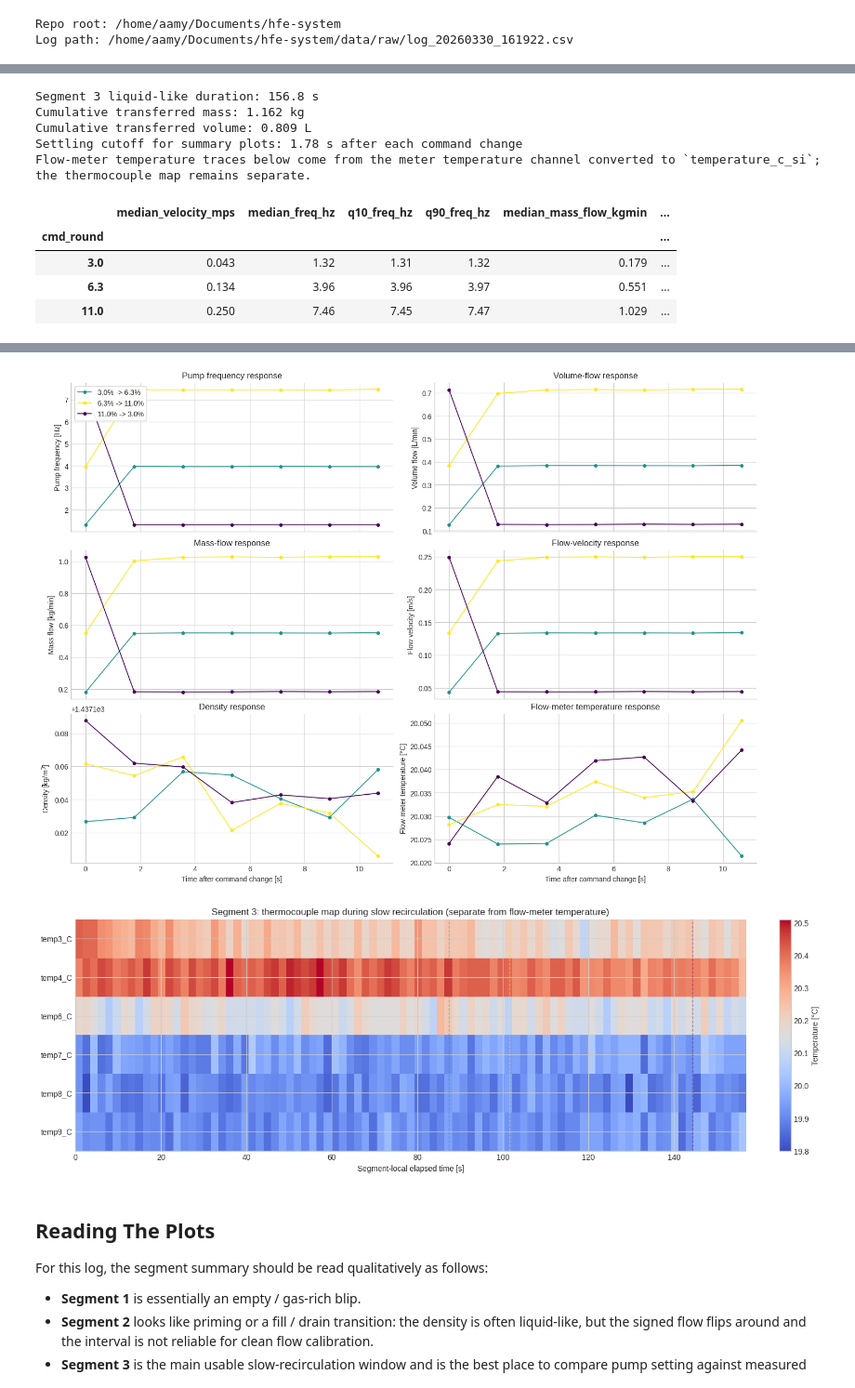
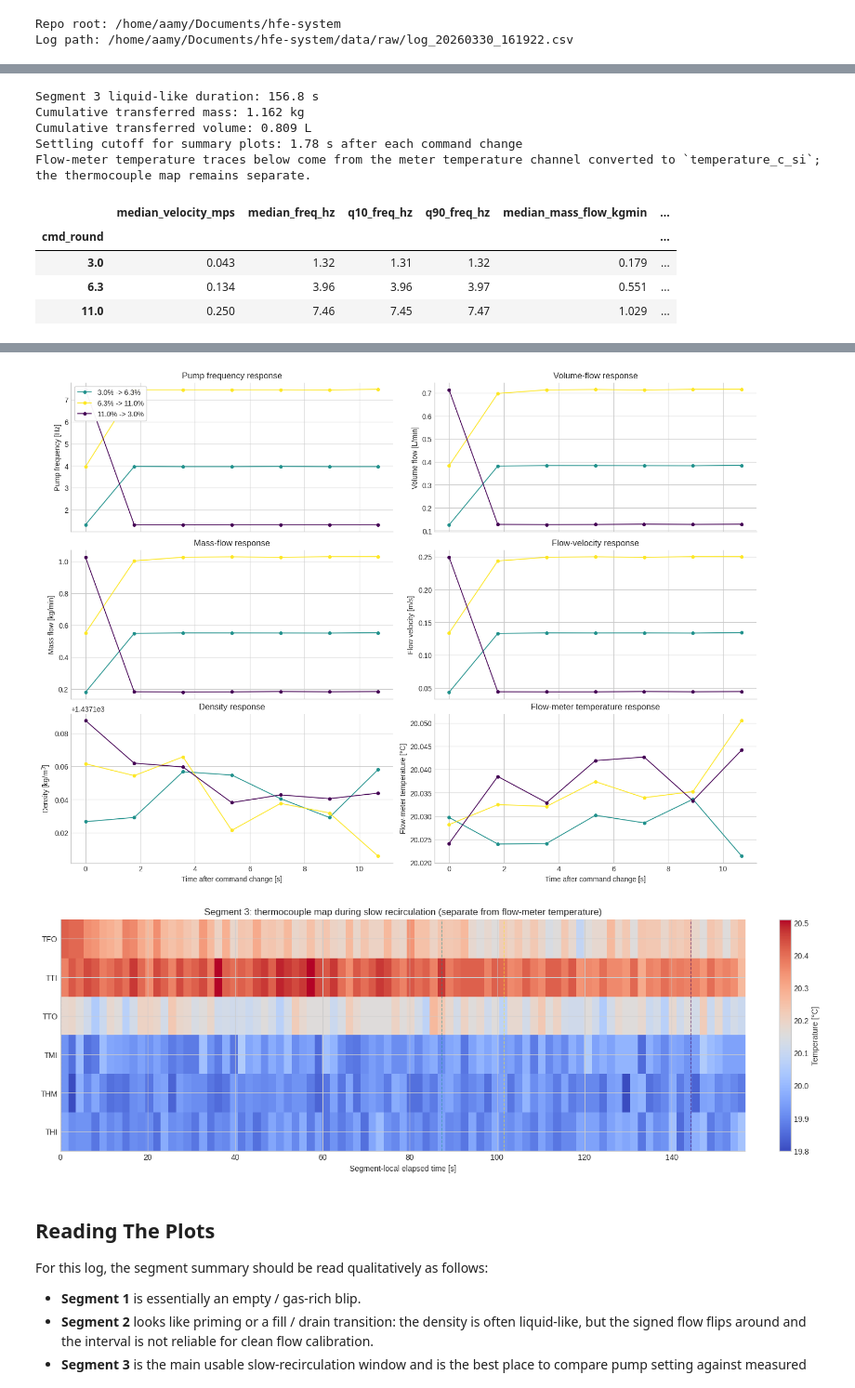
Before and after one commit to Pocar-Lab/hfe-system, a Jupyter notebook: analysis/notebooks/log_20260330_161922_review.ipynb, the cells around one changed output, grey strips where cells are left out. Shown at 93% size. Drawn from its saved outputs; the diff is of its cells as text; code cells hidden in the pictures.

```diff
--- a/analysis/notebooks/log_20260330_161922_review.ipynb
+++ b/analysis/notebooks/log_20260330_161922_review.ipynb
@@ -168,10 +169,10 @@ def segment_slice(data: pd.DataFrame, row: pd.Series) -> pd.DataFrame:
 df = pd.read_csv(LOG_PATH)
 
 df, flow_note = add_canonical_flow_columns(df)
+df = orca.canonicalize_tc_columns(df)
 segment_summary = build_segment_summary(df)
 
-temp_cols = [c for c in df.columns if c.startswith('temp') and c.endswith('_C')]
-valid_temp_cols = [c for c in temp_cols if df[c].notna().mean() > 0.05]
+valid_temp_cols = list(orca.connected_tc_columns(df))
 
 if segment_summary['use_for_quantitative_flow'].any():
     main_segment_id = segment_summary.loc[segment_summary['use_for_quantitative_flow'], 'duration_s'].idxmax()
@@ -182,7 +183,7 @@ print(flow_note)
 print()
 print(f'Rows: {len(df):,}')
 print(f'Time span: {df["time_s"].min():.1f} s to {df["time_s"].max():.1f} s')
-print(f'Valid thermocouple columns: {", ".join(valid_temp_cols)}')
+print(f'Valid thermocouple columns: {", ".join(orca.tc_display_name(c) for c in valid_temp_cols)}')
 print(f'Main segment for quantitative plots: {main_segment_id}')
 display(segment_summary.round(3))
 # %% [output]
@@ -254,7 +255,7 @@ patch = plt.Rectangle((0, 0), 1, 1, color='tab:green', alpha=0.08)
 ax_density.legend(lines + [patch], labels, loc='upper right')
 
 for col in valid_temp_cols:
-    axes[3].plot(df['t_min'], df[col], lw=1.2, label=col)
+    axes[3].plot(df['t_min'], df[col], lw=1.2, label=orca.tc_display_name(col))
 axes[3].set_ylabel('Temperature [°C]')
 axes[3].set_xlabel('Elapsed time [min]')
 axes[3].legend(loc='upper right', ncols=3)
@@ -293,7 +294,7 @@ for segment_id, row in interesting_segments.iterrows():
     ax_density.legend(lines, labels, loc='upper right')
 
     for col in valid_temp_cols:
-        axes[2].plot(seg['time_s'], seg[col], lw=1.1, label=col)
+        axes[2].plot(seg['time_s'], seg[col], lw=1.1, label=orca.tc_display_name(col))
     axes[2].set_ylabel('Temperature [°C]')
     axes[2].set_xlabel('Elapsed time [s]')
     axes[2].legend(loc='upper right', ncols=3)
@@ -604,35 +605,35 @@ if valid_temp_cols:
         interpolation='nearest',
         cmap='coolwarm',
         extent=[
             main_liquid['elapsed_segment_s'].min(),
             main_liquid['elapsed_segment_s'].max(),
             len(valid_temp_cols) - 0.5,
             -0.5,
         ],
     )
-    ax.set_yticks(range(len(valid_temp_cols)), labels=valid_temp_cols)
+    ax.set_yticks(range(len(valid_temp_cols)), labels=[orca.tc_display_name(c) for c in valid_temp_cols])
     ax.set_xlabel('Segment-local elapsed time [s]')
     ax.set_title(f'Segment {main_segment_id}: thermocouple map during slow recirculation (separate from flow-meter temperature)')
     for _, step in step_windows.iterrows():
         ax.axvline(step['start_s'] - main_liquid['time_s'].iloc[0], color=command_colors[step['cmd_pct']], lw=1.0, ls='--', alpha=0.5)
     colorbar = plt.colorbar(image, ax=ax)
     colorbar.set_label('Temperature [°C]')
     plt.show()
 # %% [output]
 Segment 3 liquid-like duration: 156.8 s
 Cumulative transferred mass: 1.162 kg
 Cumulative transferred volume: 0.809 L
 Settling cutoff for summary plots: 1.78 s after each command change
 Flow-meter temperature traces below come from the meter temperature channel converted to `temperature_c_si`; the thermocouple map remains separate.
 |  | median_velocity_mps | median_freq_hz | q10_freq_hz | q90_freq_hz | median_mass_flow_kgmin | ... |
 | cmd_round |  |  |  |  |  | ... |
 | 3.0 | 0.043 | 1.32 | 1.31 | 1.32 | 0.179 | ... |
 | 6.3 | 0.134 | 3.96 | 3.96 | 3.97 | 0.551 | ... |
 | 11.0 | 0.250 | 7.46 | 7.45 | 7.47 | 1.029 | ... |
 [figure]
 [figure]
 [figure]
-[figure, old version]
+[figure, new version]
 # %% [markdown]
 ## Reading The Plots
 
```
Also changed, not shown: parts of 4 cells of this notebook, 10 other files.
